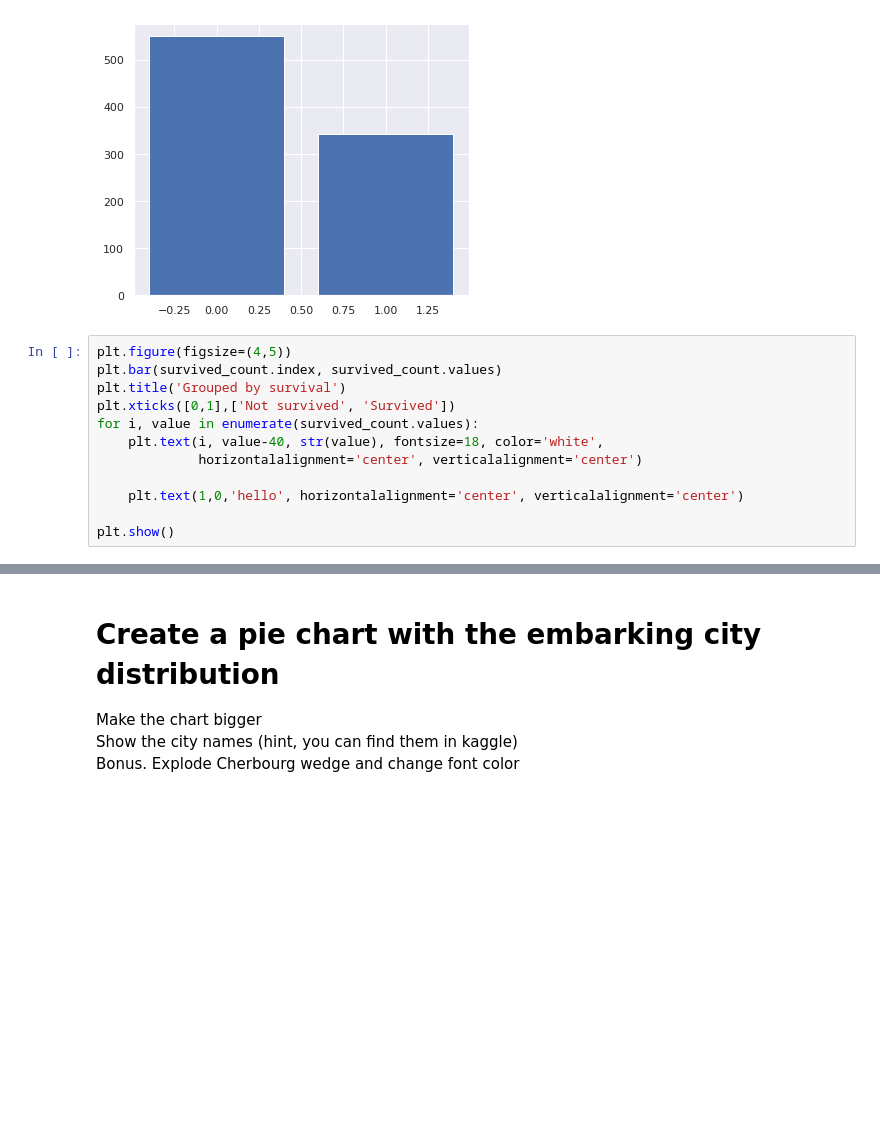
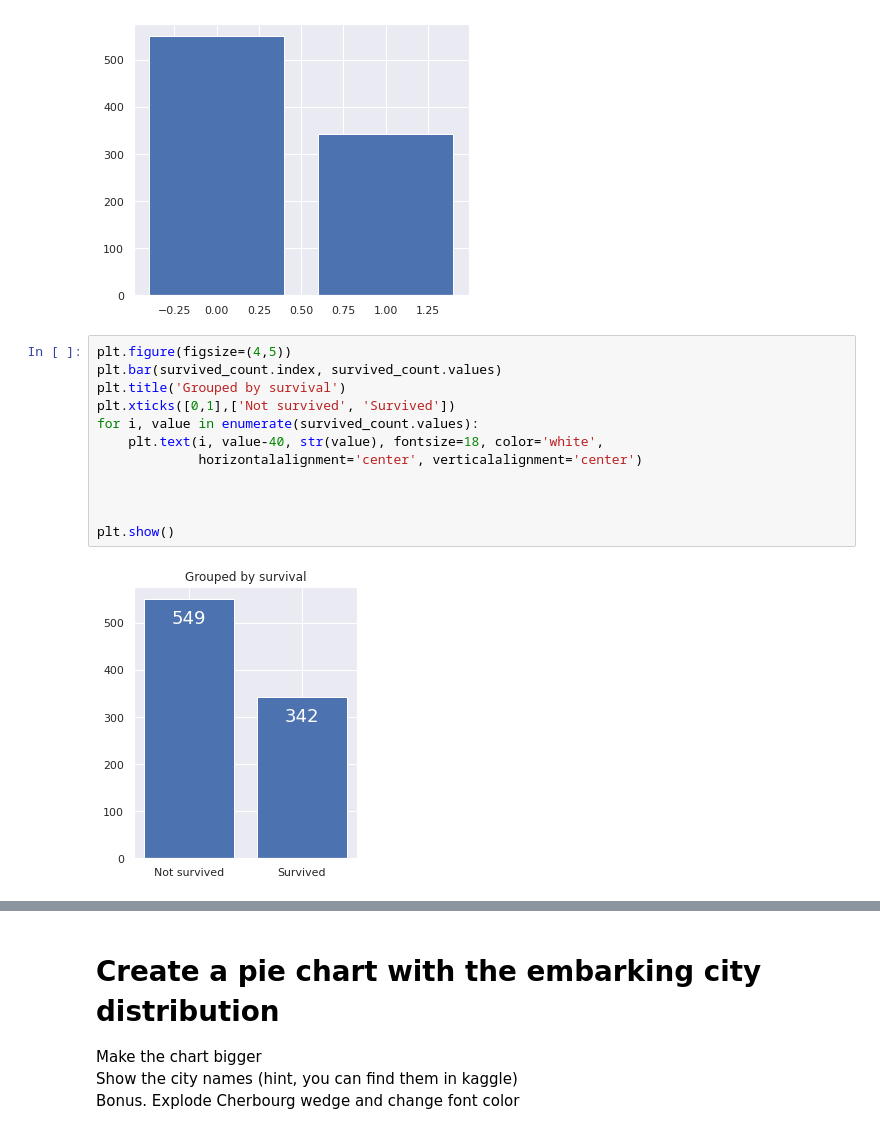
Before and after one commit to Santigs/DS-Course, a Jupyter notebook: Lecture2.ipynb, the cells around one changed output, grey strips where cells are left out. Saved outputs shown, nothing was run; the diff lists cells and outputs as text; blank space fills up the shorter version.

```diff
--- a/Lecture2.ipynb
+++ b/Lecture2.ipynb
@@ -203,15 +205,17 @@ plt.show()
 # %%
 plt.figure(figsize=(4,5))
 plt.bar(survived_count.index, survived_count.values)
 plt.title('Grouped by survival')
 plt.xticks([0,1],['Not survived', 'Survived'])
 for i, value in enumerate(survived_count.values):
     plt.text(i, value-40, str(value), fontsize=18, color='white',
              horizontalalignment='center', verticalalignment='center')
 
-    plt.text(1,0,'hello', horizontalalignment='center', verticalalignment='center')
+
 
 plt.show()
+# %% [output]
+[figure, added]
 # %%
 survived_sex = df.groupby('Sex')['Survived'].sum()
 survived_sex
```
Also changed, not shown: parts of 7 cells of this notebook.
